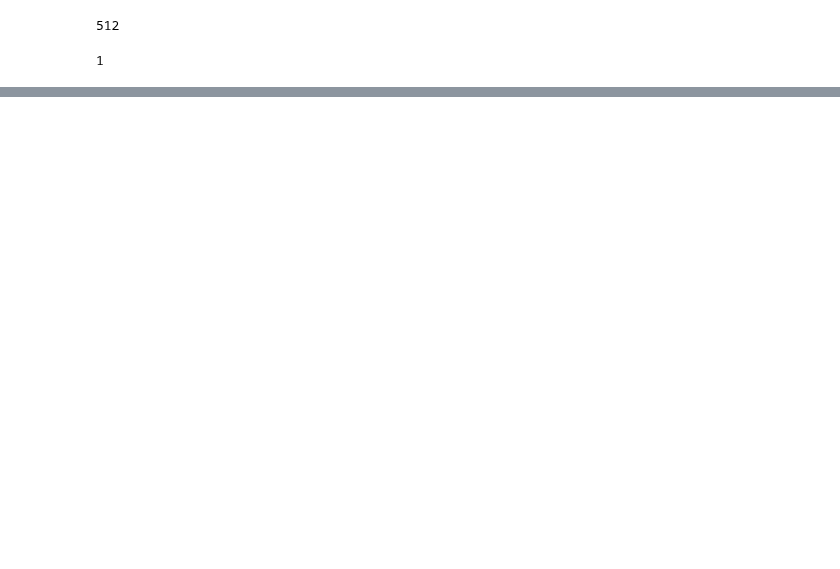
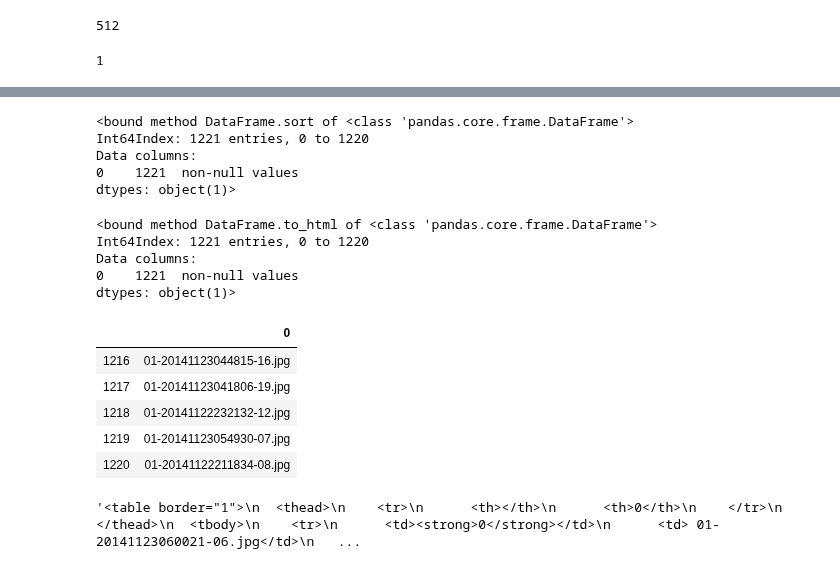
Before and after one commit to wcmckee/wcmckee, a Jupyter notebook: wcpanda.ipynb, the cells around one changed output, grey strips where cells are left out. Cells and saved outputs as stored; diff of their text form; code cells hidden in the pictures; blank space fills up the shorter version.

```diff
--- a/wcpanda.ipynb
+++ b/wcpanda.ipynb
@@ -213,3 +213,5 @@ runpan
 runpan.denominator
 # %% [output]
 1
+# %%
+camjpg = os.listdir('/media/Storage/videos/')
@@ -215,0 +239,2 @@ runpan.denominator
+# %%
+jpser = pd.Series(camjpg)
@@ -215,0 +261,2 @@ runpan.denominator
+# %%
+df = pd.DataFrame(jpser)
@@ -215,0 +273,16 @@ runpan.denominator
+# %%
+df.sort
+# %% [output]
+<bound method DataFrame.sort of <class 'pandas.core.frame.DataFrame'>
+Int64Index: 1221 entries, 0 to 1220
+Data columns:
+0    1221  non-null values
+dtypes: object(1)>
+# %%
+df.to_html
+# %% [output]
+<bound method DataFrame.to_html of <class 'pandas.core.frame.DataFrame'>
+Int64Index: 1221 entries, 0 to 1220
+Data columns:
+0    1221  non-null values
+dtypes: object(1)>
@@ -215,0 +291,9 @@ runpan.denominator
+# %%
+df.tail()
+# %% [output]
+|  | 0 |
+| 1216 | 01-20141123044815-16.jpg |
+| 1217 | 01-20141123041806-19.jpg |
+| 1218 | 01-20141122232132-12.jpg |
+| 1219 | 01-20141123054930-07.jpg |
+| 1220 | 01-20141122211834-08.jpg |
@@ -215,0 +307,4 @@ runpan.denominator
+# %%
+opmo.read()
+# %% [output]
+'<table border="1">\n  <thead>\n    <tr>\n      <th></th>\n      <th>0</th>\n    </tr>\n  </thead>\n  <tbody>\n    <tr>\n      <td><strong>0</strong></td>\n      <td> 01-20141123060021-06.jpg</td>\n   ...
```
Also changed, not shown: parts of 22 cells of this notebook, 1 other file.
